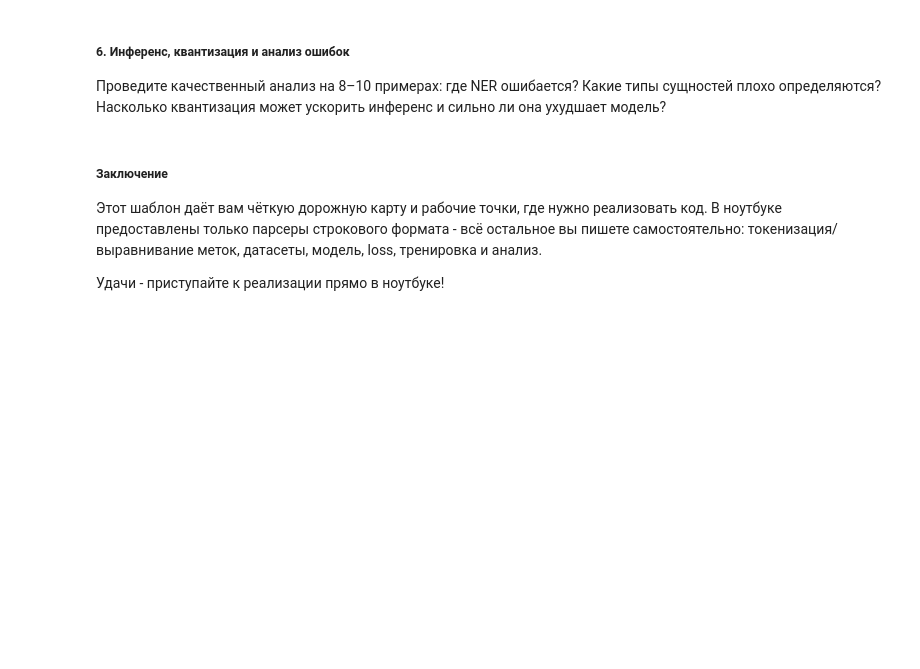
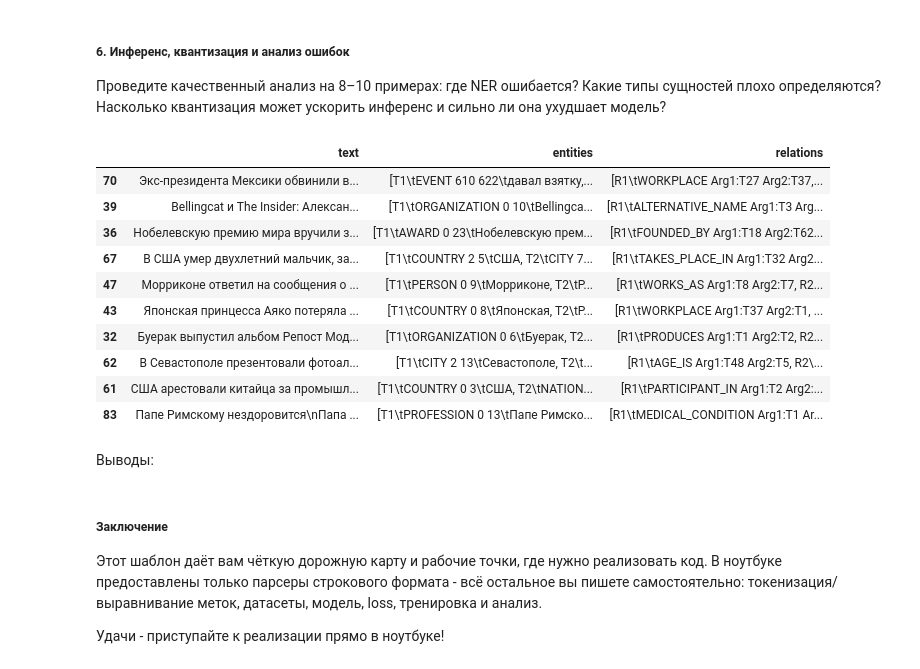
Before and after one commit to latstanislav/ner-modelling-yandexproject, a Jupyter notebook: NEREL_MultiTask_Notebook.ipynb, the cells around one changed output. Drawn from its saved outputs; the diff is of its cells as text; code cells hidden in the pictures; blank space fills up the shorter version.

```diff
--- a/NEREL_MultiTask_Notebook.ipynb
+++ b/NEREL_MultiTask_Notebook.ipynb
@@ -1305,0 +1391,18 @@ plt.show()
+# %%
+data_test = pd.read_json(
+    data_test_path,
+    lines=True,
+)
+display(data_test[['text','entities','relations']].sample(10))
+# %% [output]
+|  | text | entities | relations |
+| 70 | Экс-президента Мексики обвинили в... | [T1\tEVENT 610 622\tдавал взятку,... | [R1\tWORKPLACE Arg1:T27 Arg2:T37,... |
+| 39 | Bellingcat и The Insider: Алексан... | [T1\tORGANIZATION 0 10\tBellingca... | [R1\tALTERNATIVE_NAME Arg1:T3 Arg... |
+| 36 | Нобелевскую премию мира вручили з... | [T1\tAWARD 0 23\tНобелевскую прем... | [R1\tFOUNDED_BY Arg1:T18 Arg2:T62... |
+| 67 | В США умер двухлетний мальчик, за... | [T1\tCOUNTRY 2 5\tСША, T2\tCITY 7... | [R1\tTAKES_PLACE_IN Arg1:T32 Arg2... |
+| 47 | Морриконе ответил на сообщения о ... | [T1\tPERSON 0 9\tМорриконе, T2\tP... | [R1\tWORKS_AS Arg1:T8 Arg2:T7, R2... |
+| 43 | Японская принцесса Аяко потеряла ... | [T1\tCOUNTRY 0 8\tЯпонская, T2\tP... | [R1\tWORKPLACE Arg1:T37 Arg2:T1, ... |
+| 32 | Буерак выпустил альбом Репост Мод... | [T1\tORGANIZATION 0 6\tБуерак, T2... | [R1\tPRODUCES Arg1:T1 Arg2:T2, R2... |
+| 62 | В Севастополе презентовали фотоал... | [T1\tCITY 2 13\tСевастополе, T2\t... | [R1\tAGE_IS Arg1:T48 Arg2:T5, R2\... |
+| 61 | США арестовали китайца за промышл... | [T1\tCOUNTRY 0 3\tСША, T2\tNATION... | [R1\tPARTICIPANT_IN Arg1:T2 Arg2:... |
+| 83 | Папе Римскому нездоровится\nПапа ... | [T1\tPROFESSION 0 13\tПапе Римско... | [R1\tMEDICAL_CONDITION Arg1:T1 Ar... |
@@ -1306,3 +1433,5 @@ plt.show()
+# %% [markdown]
+Выводы:
 # %% [markdown]
 ##### Заключение
 
```
Also changed, not shown: parts of 4 cells of this notebook.
